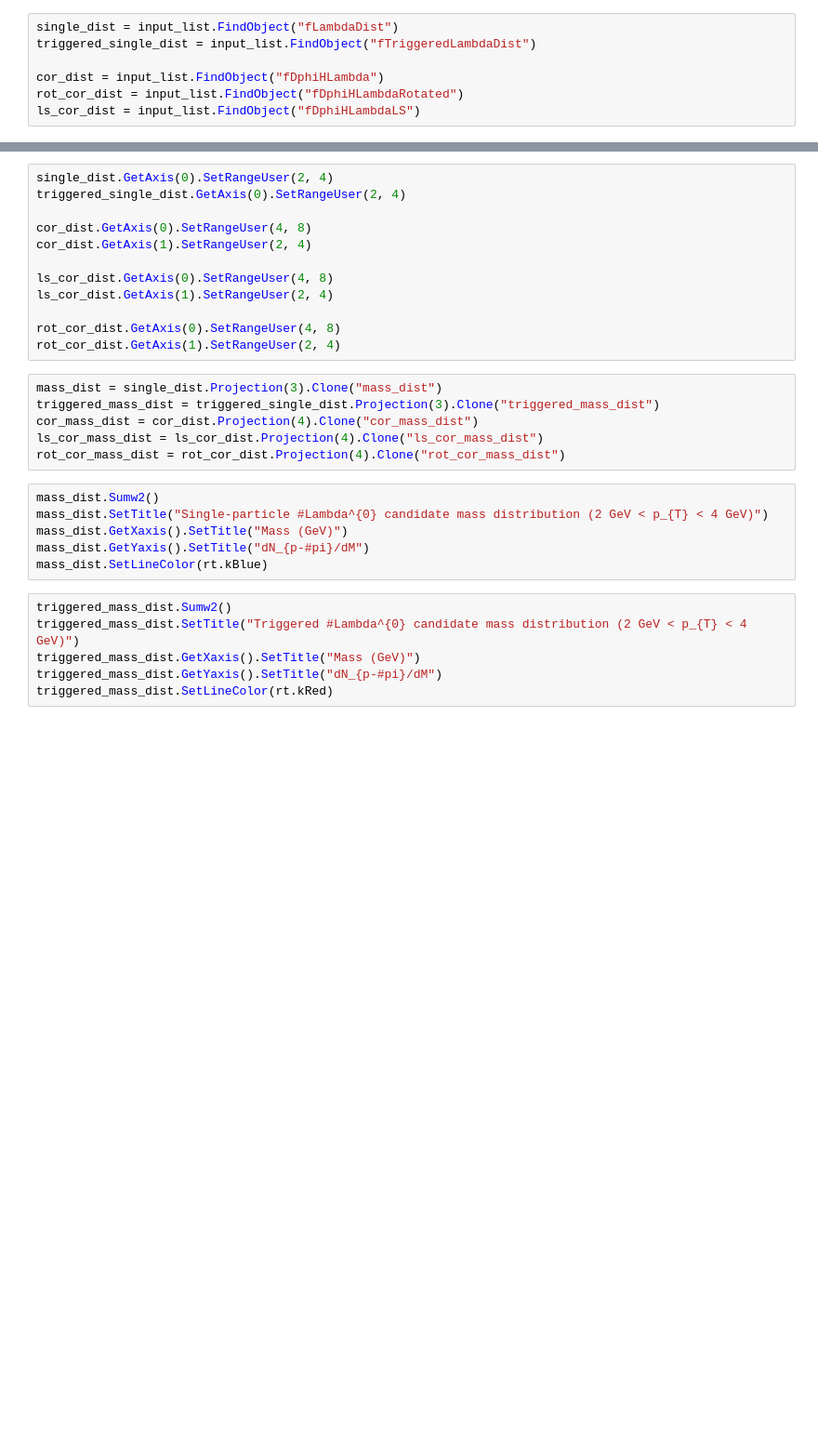
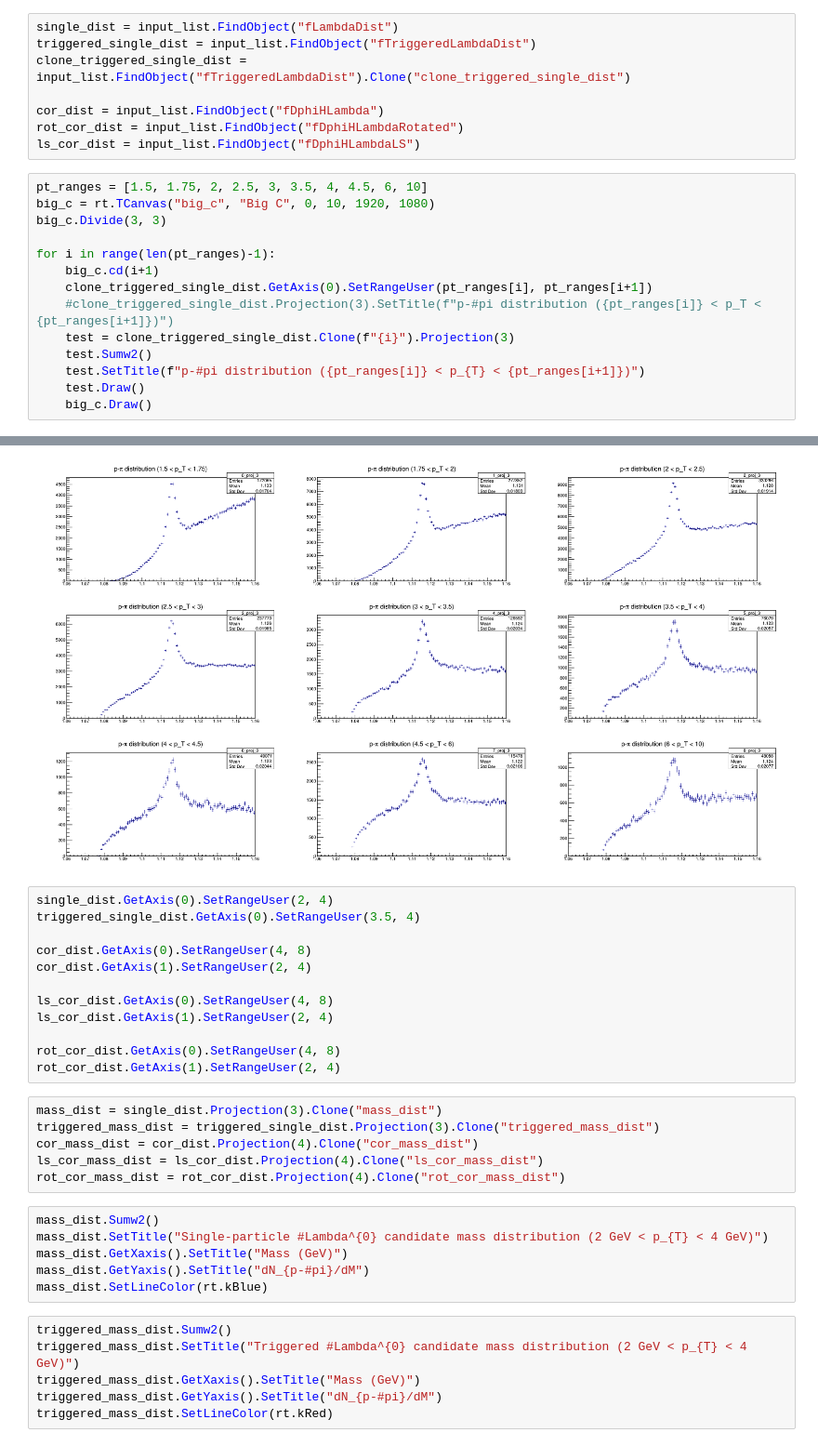
Before and after one commit to rhanniga/lambda-over-hadron, a Jupyter notebook: data/offline/gauss_mass_fit.ipynb, the cells around one changed output, grey strips where cells are left out. Shown at 93% size. Cells and saved outputs as stored; diff of their text form; blank space fills up the shorter version.

```diff
--- a/data/offline/gauss_mass_fit.ipynb
+++ b/data/offline/gauss_mass_fit.ipynb
@@ -9,7 +9,23 @@ Warning in <TCanvas::Constructor>: Deleting canvas with same name: main
 # %%
 single_dist = input_list.FindObject("fLambdaDist")
 triggered_single_dist = input_list.FindObject("fTriggeredLambdaDist")
+clone_triggered_single_dist = input_list.FindObject("fTriggeredLambdaDist").Clone("clone_triggered_single_dist")
 
 cor_dist = input_list.FindObject("fDphiHLambda")
 rot_cor_dist = input_list.FindObject("fDphiHLambdaRotated")
 ls_cor_dist = input_list.FindObject("fDphiHLambdaLS")
+# %%
+pt_ranges = [1.5, 1.75, 2, 2.5, 3, 3.5, 4, 4.5, 6, 10]
+big_c = rt.TCanvas("big_c", "Big C", 0, 10, 1920, 1080)
+big_c.Divide(3, 3)
+
+for i in range(len(pt_ranges)-1):
+    big_c.cd(i+1)
+    clone_triggered_single_dist.GetAxis(0).SetRangeUser(pt_ranges[i], pt_ranges[i+1])
+    #clone_triggered_single_dist.Projection(3).SetTitle(f"p-#pi distribution ({pt_ranges[i]} < p_T < {pt_ranges[i+1]})")
+    test = clone_triggered_single_dist.Clone(f"{i}").Projection(3)
+    test.Sumw2()
+    test.SetTitle(f"p-#pi distribution ({pt_ranges[i]} < p_{T} < {pt_ranges[i+1]})")
+    test.Draw()
+    big_c.Draw()
+# %% [output]
@@ -16,6 +33,7 @@ ls_cor_dist = input_list.FindObject("fDphiHLambdaLS")
+[figure, added]
 # %%
 single_dist.GetAxis(0).SetRangeUser(2, 4)
-triggered_single_dist.GetAxis(0).SetRangeUser(2, 4)
+triggered_single_dist.GetAxis(0).SetRangeUser(3.5, 4)
 
 cor_dist.GetAxis(0).SetRangeUser(4, 8)
 cor_dist.GetAxis(1).SetRangeUser(2, 4)
```
Also changed, not shown: parts of 10 cells of this notebook.
